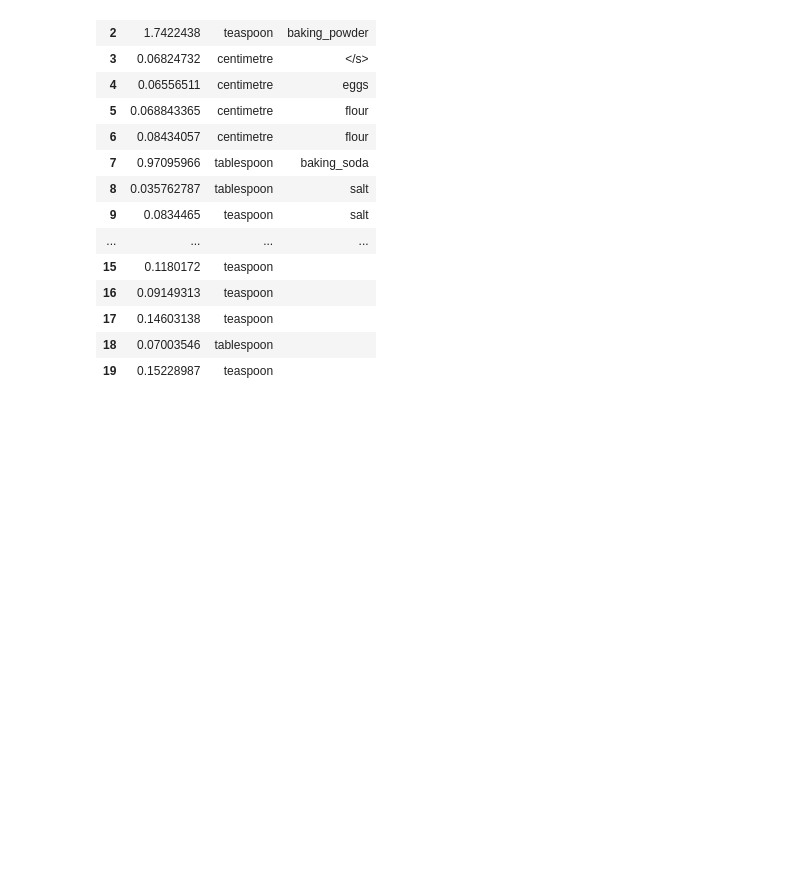
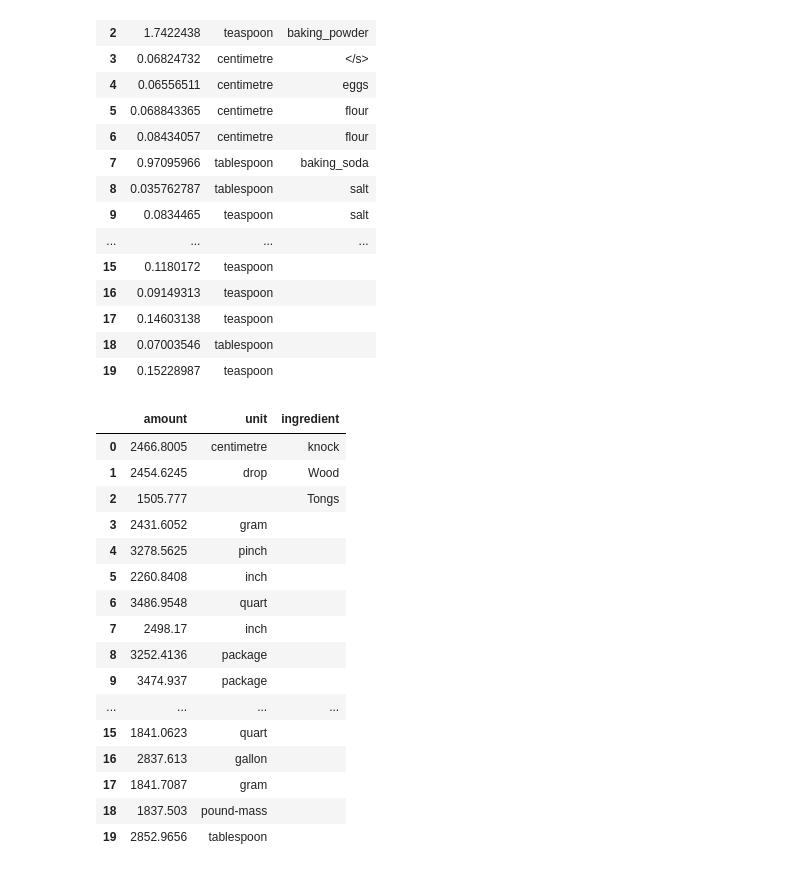
Before and after one commit to mscholl96/mad-recime, a Jupyter notebook: network/CVAE/cvae.ipynb, the cells around one changed output. Saved outputs shown, nothing was run; the diff lists cells and outputs as text; code cells hidden in the pictures; blank space fills up the shorter version.

```diff
--- a/network/CVAE/cvae.ipynb
+++ b/network/CVAE/cvae.ipynb
@@ -305,3 +212,51 @@ df[0]
 | 17 | 0.14603138 | teaspoon |  |
 | 18 | 0.07003546 | tablespoon |  |
 | 19 | 0.15228987 | teaspoon |  |
+# %%
+with torch.no_grad():
+    for batch_idx, data in enumerate(testloader):
+        optimizer.zero_grad()
+        conditional = testloader.dataset.preProcessor.getConditional(data).to(device)
+        data = data.to(device)
+        recon_batch, mu, logvar = model(data, conditional)
+        break
+# %%
+sigma = torch.exp(logvar/2)
+# sample z from q
+no_samples = 20
+q = torch.distributions.Normal(mu.mean(axis=0), sigma.mean(axis=0))
+z = q.rsample(sample_shape=torch.Size([no_samples]))
+
+ingredient_cond = 'strawberry'
+
+ingredient_cond_words = ingredient_cond.lower().split(" ")
+for i in range(len(ingredient_cond_words)):
+    name_ind = preprocessor.ingredientDict.get("_".join(ingredient_cond_words[i:]))
+    if name_ind:
+        ingredient_cond_int = name_ind
+        break
+ingredient_cond_emb = preprocessor.emb(torch.LongTensor([ingredient_cond_int]*no_samples))
+
+with torch.no_grad():
+    pred = model.decode(z, ingredient_cond_emb).cpu().numpy()
+
+df = preprocessor.decodeOutput(pred)
+df[0]
+# %% [output]
+|  | amount | unit | ingredient |
+| 0 | 2466.8005 | centimetre | knock |
+| 1 | 2454.6245 | drop | Wood |
+| 2 | 1505.777 |  | Tongs |
+| 3 | 2431.6052 | gram |  |
+| 4 | 3278.5625 | pinch |  |
+| 5 | 2260.8408 | inch |  |
+| 6 | 3486.9548 | quart |  |
+| 7 | 2498.17 | inch |  |
+| 8 | 3252.4136 | package |  |
+| 9 | 3474.937 | package |  |
+| ... | ... | ... | ... |
+| 15 | 1841.0623 | quart |  |
+| 16 | 2837.613 | gallon |  |
+| 17 | 1841.7087 | gram |  |
+| 18 | 1837.503 | pound-mass |  |
+| 19 | 2852.9656 | tablespoon |  |
```
Also changed, not shown: parts of 16 cells of this notebook, 5 other files.
